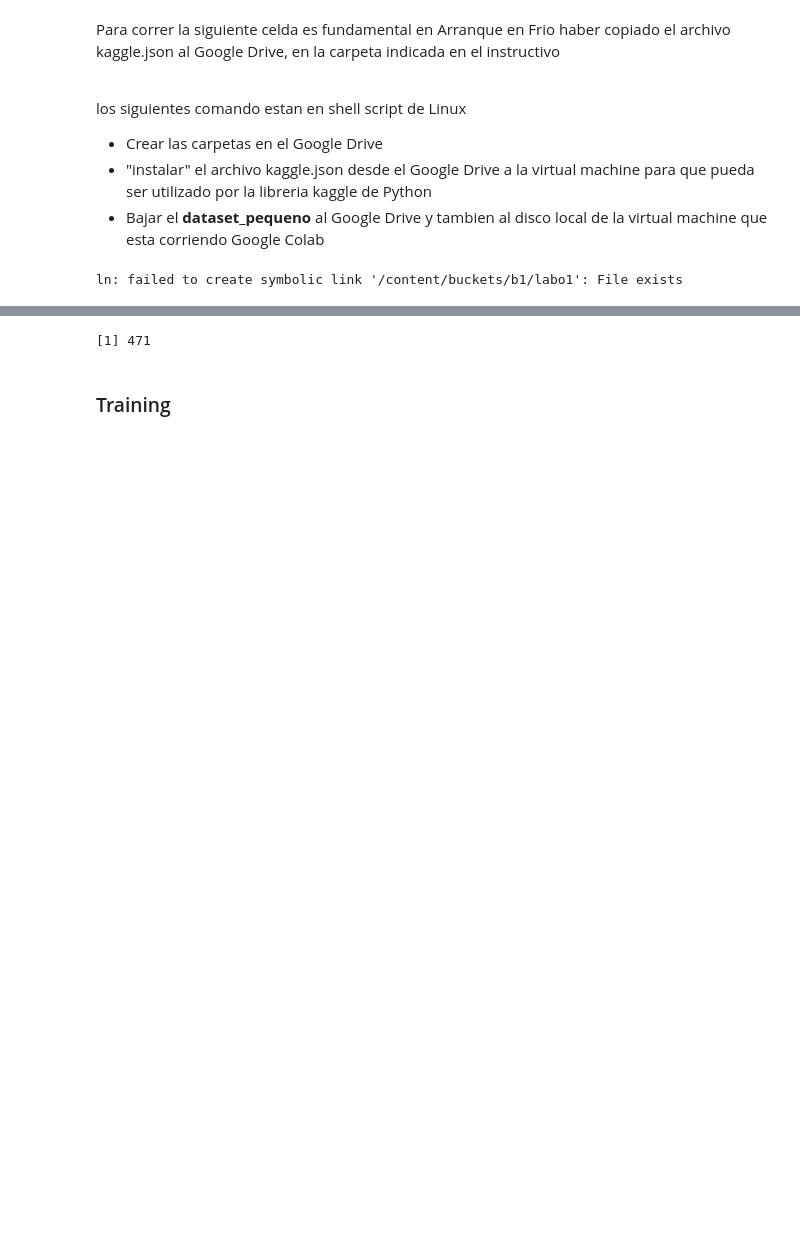
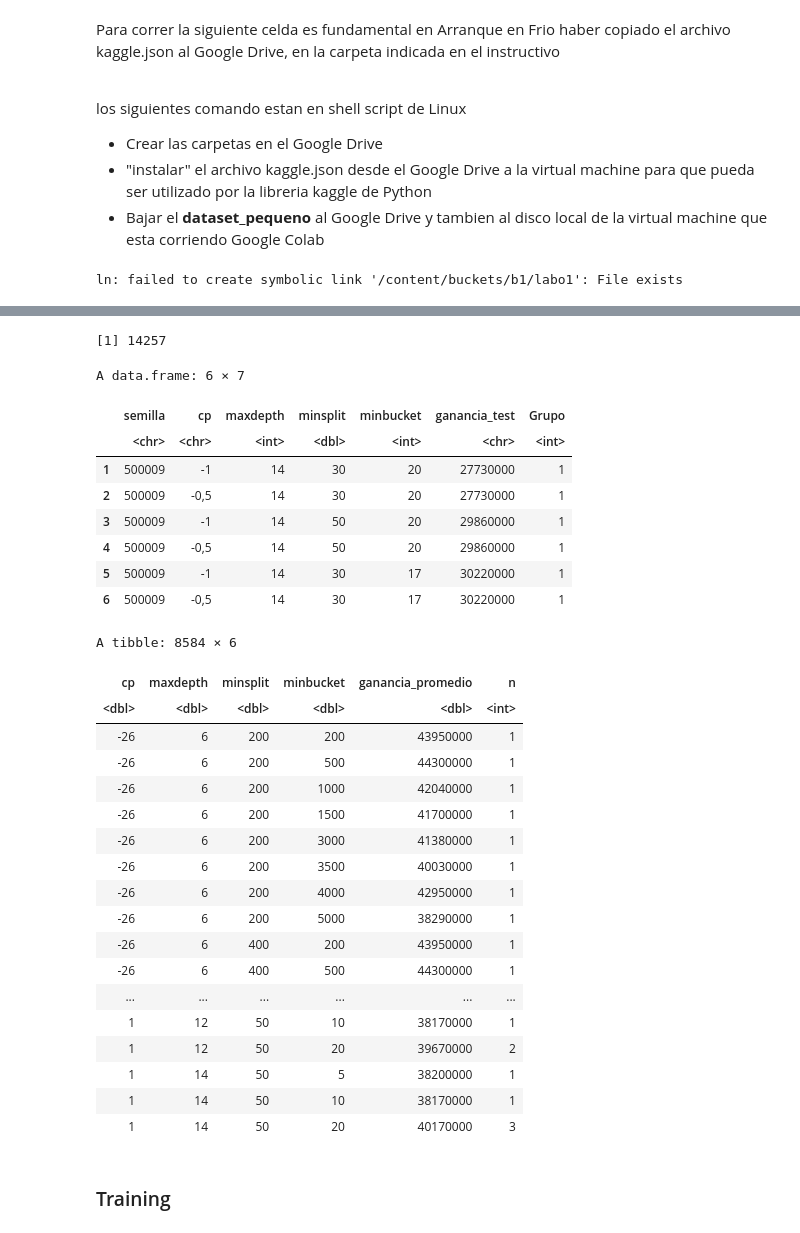
Before and after one commit to orcorsetti/labo2025v, a Jupyter notebook: src/rpart/102_FinalTrain_Ganancia.ipynb, the cells around one changed output, grey strips where cells are left out. Cells and saved outputs as stored; diff of their text form; code cells hidden in the pictures; blank space fills up the shorter version.

```diff
--- a/src/rpart/102_FinalTrain_Ganancia.ipynb
+++ b/src/rpart/102_FinalTrain_Ganancia.ipynb
@@ -88,22 +111,79 @@ A matrix: 2 × 6 of type dbl
 # %%
 id  <- "1c1ZlJ2szjDRPwzKSvM2pWWb7N4a-ltYz"
 url <- sprintf("https://docs.google.com/uc?id=%s&export=download", id)
 
 df <- read.table(
   url,
   header = TRUE,
-  sep = ";",                 # espacios/tabs como separadores
-  fill = TRUE,              # completa filas cortas
-  comment.char = "",        # no trate nada como comentario
-  blank.lines.skip = TRUE,  # salta líneas en blanco
-  strip.white = TRUE,       # limpia espacios extra
-  col.names = c("cp","maxdepth","minsplit","minbucket","ganancia_test")
+  sep = ";",
+  fill = TRUE,
+  comment.char = "",
+  blank.lines.skip = TRUE,
+  strip.white = TRUE,
+  row.names = NULL,
+  check.names = TRUE
 )
 
+nrow(df)
+head(df)
 
-nrow(df)
+library(dplyr)
+library(readr)
+
+# Helper para convertir a numérico con coma decimal
+numize <- function(x) parse_number(as.character(x),
+                                   locale = locale(decimal_mark = ",",
+                                                   grouping_mark = "."))
+
+df_clean <- df %>%
+  mutate(
+    cp          = numize(cp),
+    maxdepth    = numize(maxdepth),
+    minsplit    = numize(minsplit),
+    minbucket   = numize(minbucket),
+    ganancia_test = numize(ganancia_test)
+  )
+
+# Ahora sí: mean por combinación de hiperparámetros
+resumen_mean <- df_clean %>%
+  group_by(cp, maxdepth, minsplit, minbucket) %>%
+  summarise(
+    ganancia_promedio = mean(ganancia_test, na.rm = TRUE),
+    n = n(),
+    .groups = "drop"
+  )
+
+resumen_mean
 # %% [output]
-[1] 471
+[1] 14257
+A data.frame: 6 × 7
+|  | semilla | cp | maxdepth | minsplit | minbucket | ganancia_test | Grupo |
+|  | <chr> | <chr> | <int> | <dbl> | <int> | <chr> | <int> |
+| 1 | 500009 | -1 | 14 | 30 | 20 | 27730000 | 1 |
+| 2 | 500009 | -0,5 | 14 | 30 | 20 | 27730000 | 1 |
+| 3 | 500009 | -1 | 14 | 50 | 20 | 29860000 | 1 |
+| 4 | 500009 | -0,5 | 14 | 50 | 20 | 29860000 | 1 |
+| 5 | 500009 | -1 | 14 | 30 | 17 | 30220000 | 1 |
+| 6 | 500009 | -0,5 | 14 | 30 | 17 | 30220000 | 1 |
+A tibble: 8584 × 6
+| cp | maxdepth | minsplit | minbucket | ganancia_promedio | n |
+| <dbl> | <dbl> | <dbl> | <dbl> | <dbl> | <int> |
+| -26 | 6 | 200 | 200 | 43950000 | 1 |
+| -26 | 6 | 200 | 500 | 44300000 | 1 |
+| -26 | 6 | 200 | 1000 | 42040000 | 1 |
+| -26 | 6 | 200 | 1500 | 41700000 | 1 |
+| -26 | 6 | 200 | 3000 | 41380000 | 1 |
+| -26 | 6 | 200 | 3500 | 40030000 | 1 |
+| -26 | 6 | 200 | 4000 | 42950000 | 1 |
+| -26 | 6 | 200 | 5000 | 38290000 | 1 |
+| -26 | 6 | 400 | 200 | 43950000 | 1 |
+| -26 | 6 | 400 | 500 | 44300000 | 1 |
+| ... | ... | ... | ... | ... | ... |
+| 1 | 12 | 50 | 10 | 38170000 | 1 |
+| 1 | 12 | 50 | 20 | 39670000 | 2 |
+| 1 | 14 | 50 | 5 | 38200000 | 1 |
+| 1 | 14 | 50 | 10 | 38170000 | 1 |
+| 1 | 14 | 50 | 20 | 40170000 | 3 |
 # %%
 param_final_lvl2 <- list (
   "cp"= 0.01, # complejidad minima
```
Also changed, not shown: parts of 3 cells of this notebook.
